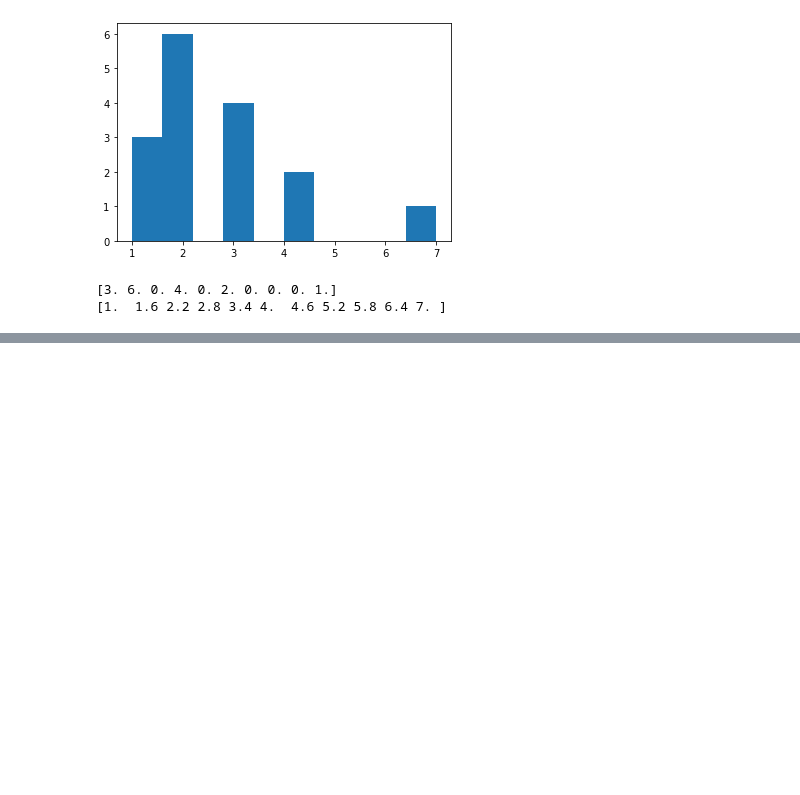
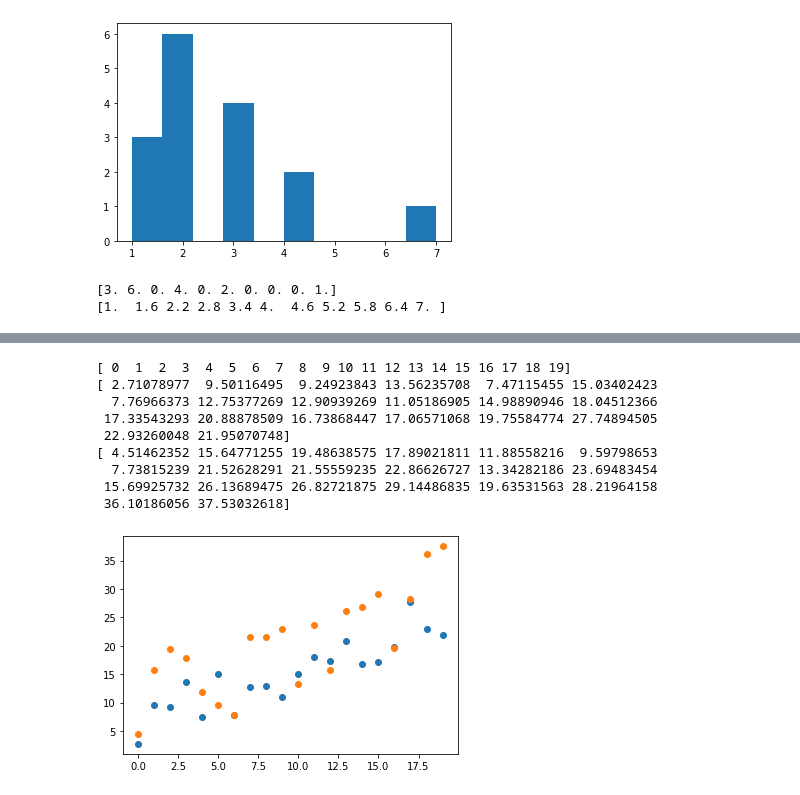
Before and after one commit to sarathchandravema/plot-shots, a Jupyter notebook: Matplotlib cont. and Seaborn.ipynb, the cells around one changed output, grey strips where cells are left out. Drawn from its saved outputs; the diff is of its cells as text; code cells hidden in the pictures; blank space fills up the shorter version.

```diff
--- a/Matplotlib cont. and Seaborn.ipynb
+++ b/Matplotlib cont. and Seaborn.ipynb
@@ -38,0 +82,21 @@ print(bins)
+# %%
+x=np.arange(0,20)
+y1=np.linspace(1,20,20,dtype=np.int32)+np.random.rand(20)*10
+y2=np.linspace(1,20,20,dtype=np.int32)+np.random.rand(20)*20
+print(x)
+print(y1)
+print(y2)
+plt.scatter(x,y1)
+plt.scatter(x,y2)
+plt.show()
+# %% [output]
+[ 0  1  2  3  4  5  6  7  8  9 10 11 12 13 14 15 16 17 18 19]
+[ 2.71078977  9.50116495  9.24923843 13.56235708  7.47115455 15.03402423
+  7.76966373 12.75377269 12.90939269 11.05186905 14.98890946 18.04512366
+ 17.33543293 20.88878509 16.73868447 17.06571068 19.75584774 27.74894505
+ 22.93260048 21.95070748]
+[ 4.51462352 15.64771255 19.48638575 17.89021811 11.88558216  9.59798653
+  7.73815239 21.52628291 21.55559235 22.86626727 13.34282186 23.69483454
+ 15.69925732 26.13689475 26.82721875 29.14486835 19.63531563 28.21964158
+ 36.10186056 37.53032618]
+[figure, added]
```
Also changed, not shown: parts of 42 cells of this notebook.
